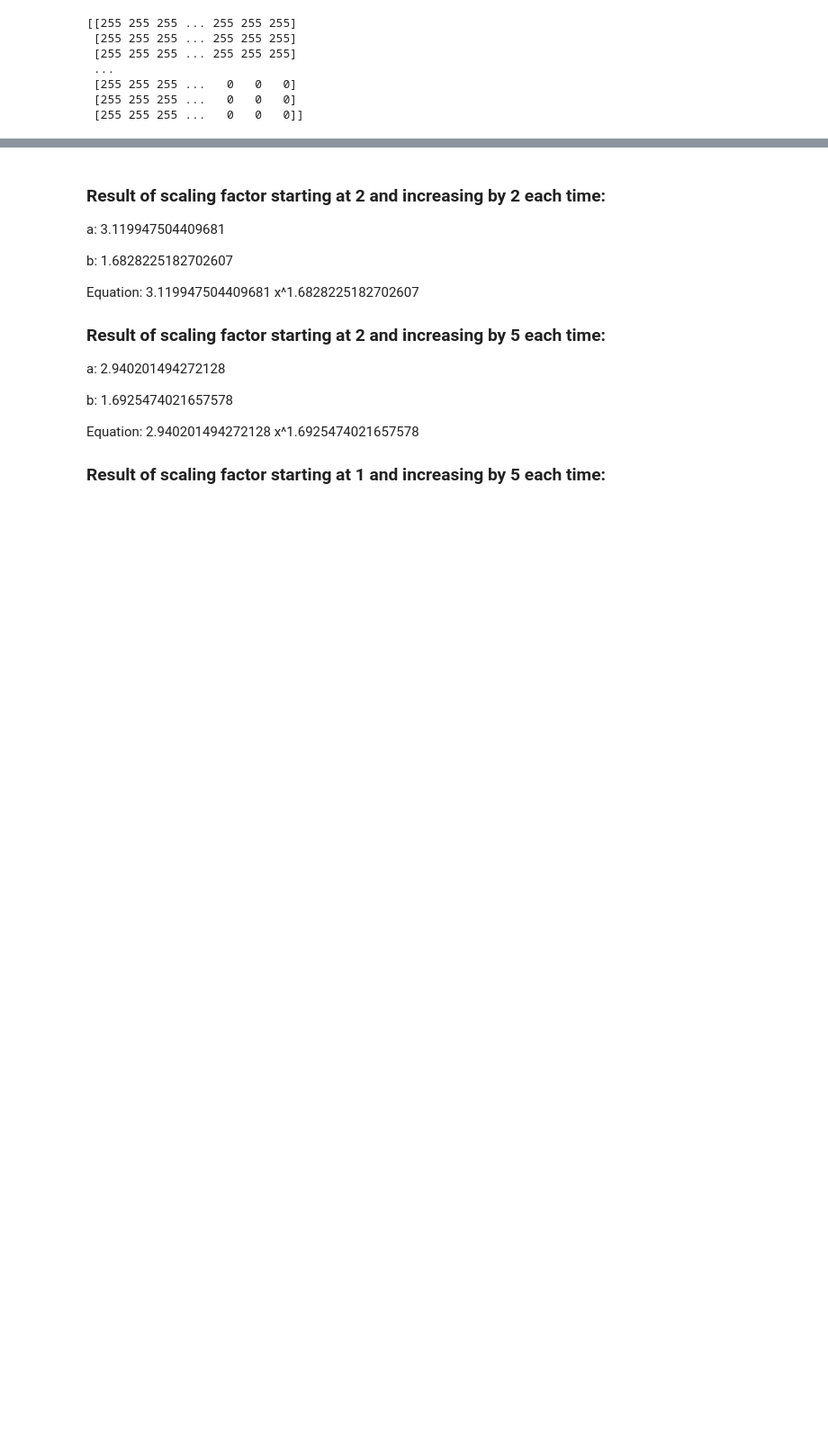
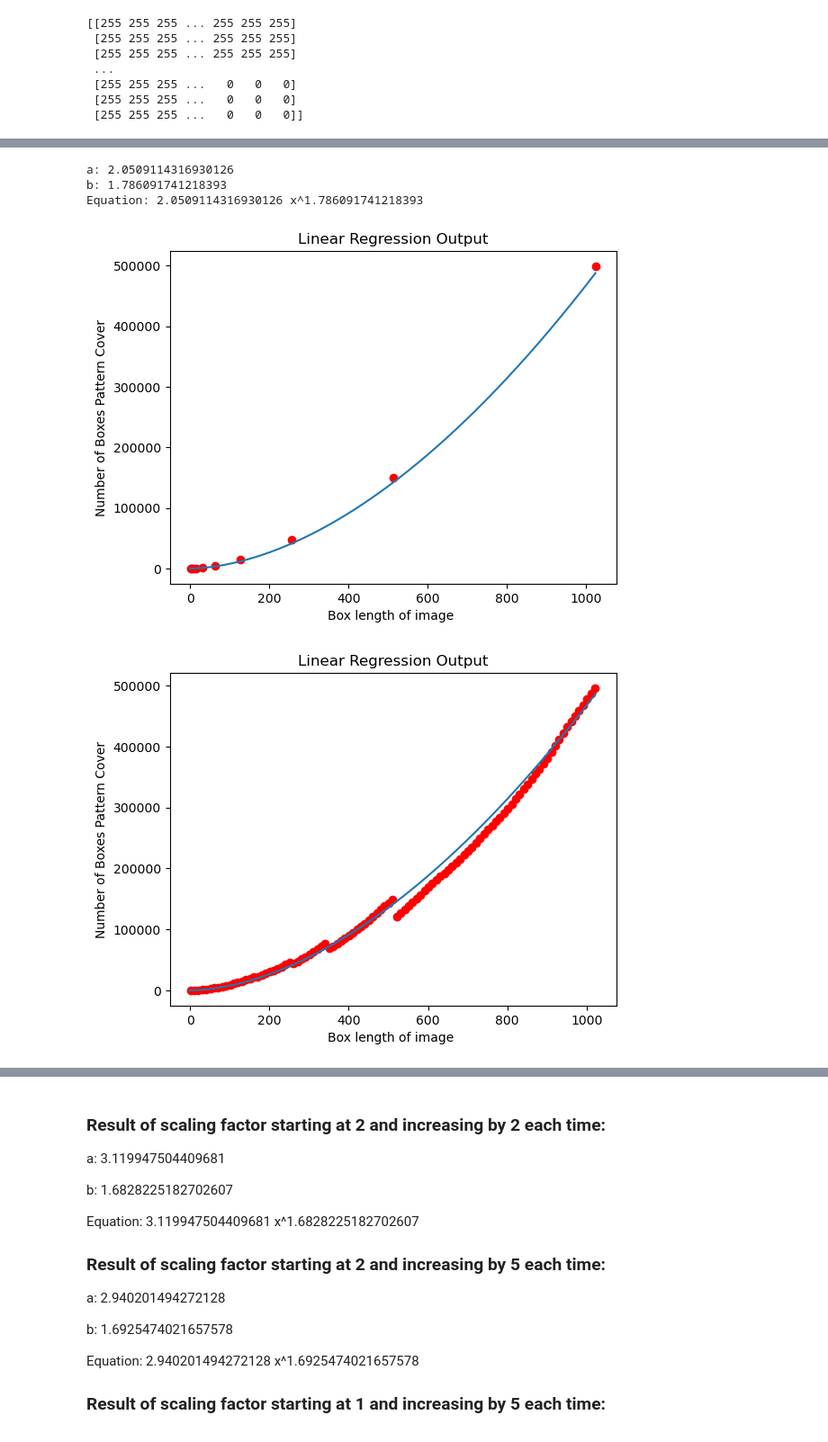
Before and after one commit to nathan-barry/fractal-dimension-calculator, a Jupyter notebook: fractal-dimension.ipynb, the cells around one changed output, grey strips where cells are left out. Shown at 90% size. Cells and saved outputs as stored; diff of their text form; code cells hidden in the pictures; blank space fills up the shorter version.

```diff
--- a/fractal-dimension.ipynb
+++ b/fractal-dimension.ipynb
@@ -363,3 +363,34 @@ Iteration 6: boxSize: 4 | scalingFactor: 251 | n: 45583/63001
+# %%
+# Fitting Linear Regression
+lin_reg_3 = LinearRegression()
+x_2 = sArr_2.reshape(-1, 1)
+y_2 = nArr_2.reshape(-1, 1)
+
+# Log transformation
+ln_x_2 = np.log(x_2)
+ln_y_2 = np.log(y_2)
+
+lin_reg_3.fit(ln_x_2, ln_y_2)
+
+# Preprocess and transform the intercept and coefficient
+a_2 = np.exp(lin_reg_3.intercept_)
+a_2 = a_2[0]
+b_2 = lin_reg_3.coef_
+b_2 = b_2[0][0]
+
+# Print the intercept and the coefficient
+print(f'a: {a_2}')
+print(f'b: {b_2}')
+print(f'Equation: {a_2} x^{b_2}')
+
+graph(f'{a_2}*(x**{b_2})', range(0, 1024), x, y)
+graph(f'{a_2}*(x**{b_2})', range(0, 1024), x_2, y_2)
+# %% [output]
+a: 2.0509114316930126
+b: 1.786091741218393
+Equation: 2.0509114316930126 x^1.786091741218393
+[figure, added]
+[figure, added]
 # %%
 # Fitting Linear Regression
 lin_reg_3 = LinearRegression()
```
Also changed, not shown: parts of 2 cells of this notebook.
